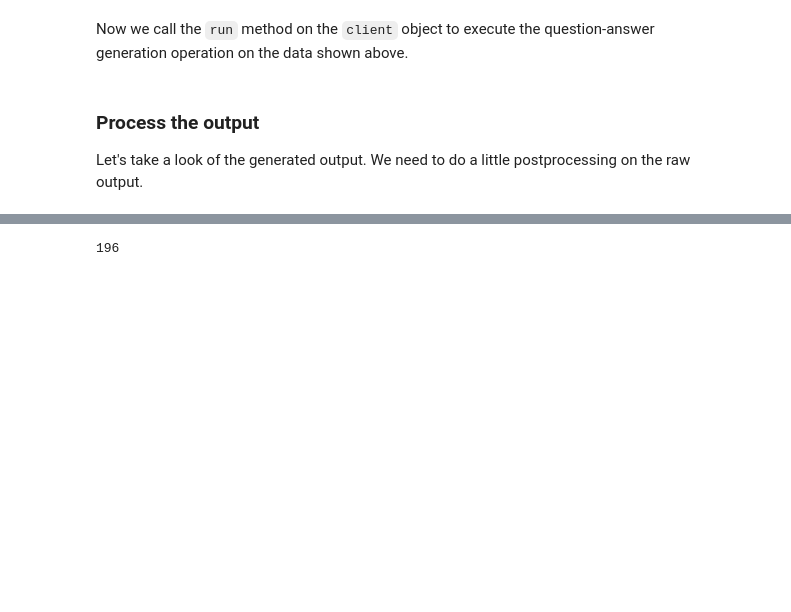
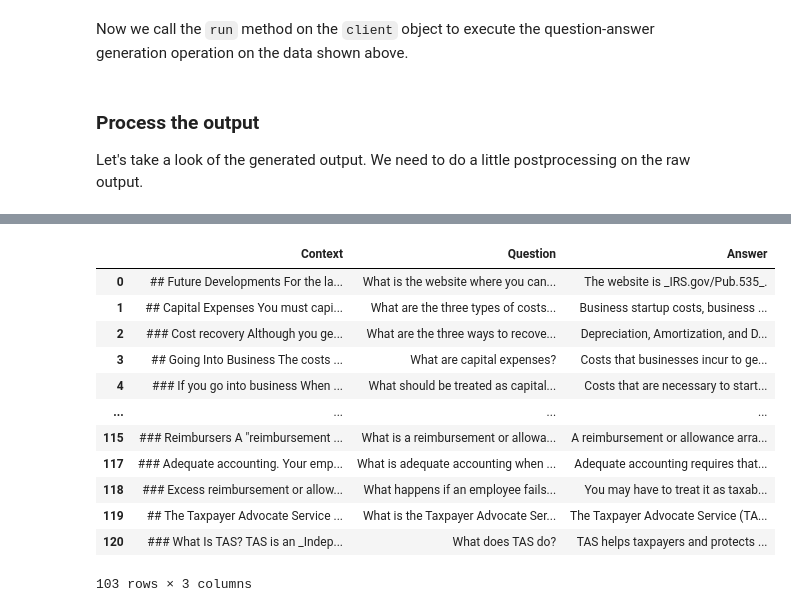
Before and after one commit to frank-suwen/uniflow, a Jupyter notebook: example/transform/huggingface_pdf_source_irs_QA.ipynb, the cells around one changed output, grey strips where cells are left out. Cells and saved outputs as stored; diff of their text form; code cells hidden in the pictures; blank space fills up the shorter version.

```diff
--- a/example/transform/huggingface_pdf_source_irs_QA.ipynb
+++ b/example/transform/huggingface_pdf_source_irs_QA.ipynb
@@ -681,2 +250,17 @@ df
 # %%
-output_df = df[['Question', 'Answer']]
+df_unique = df.drop_duplicates(subset=['Question', 'Answer'])
+df_unique
+# %% [output]
+|  | Context | Question | Answer |
+| 0 | ## Future Developments For the la... | What is the website where you can... | The website is _IRS.gov/Pub.535_. |
+| 1 | ## Capital Expenses You must capi... | What are the three types of costs... | Business startup costs, business ... |
+| 2 | ### Cost recovery Although you ge... | What are the three ways to recove... | Depreciation, Amortization, and D... |
+| 3 | ## Going Into Business The costs ... | What are capital expenses? | Costs that businesses incur to ge... |
+| 4 | ### If you go into business When ... | What should be treated as capital... | Costs that are necessary to start... |
+| ... | ... | ... | ... |
+| 115 | ### Reimbursers A "reimbursement ... | What is a reimbursement or allowa... | A reimbursement or allowance arra... |
+| 117 | ### Adequate accounting. Your emp... | What is adequate accounting when ... | Adequate accounting requires that... |
+| 118 | ### Excess reimbursement or allow... | What happens if an employee fails... | You may have to treat it as taxab... |
+| 119 | ## The Taxpayer Advocate Service ... | What is the Taxpayer Advocate Ser... | The Taxpayer Advocate Service (TA... |
+| 120 | ### What Is TAS? TAS is an _Indep... | What does TAS do? | TAS helps taxpayers and protects ... |
+103 rows × 3 columns
@@ -692,4 +277,0 @@ output_df.to_csv(uniflow_output_path, index=False)
-# %%
-len(df)
-# %% [output]
-196
```
Also changed, not shown: parts of 86 cells of this notebook.
